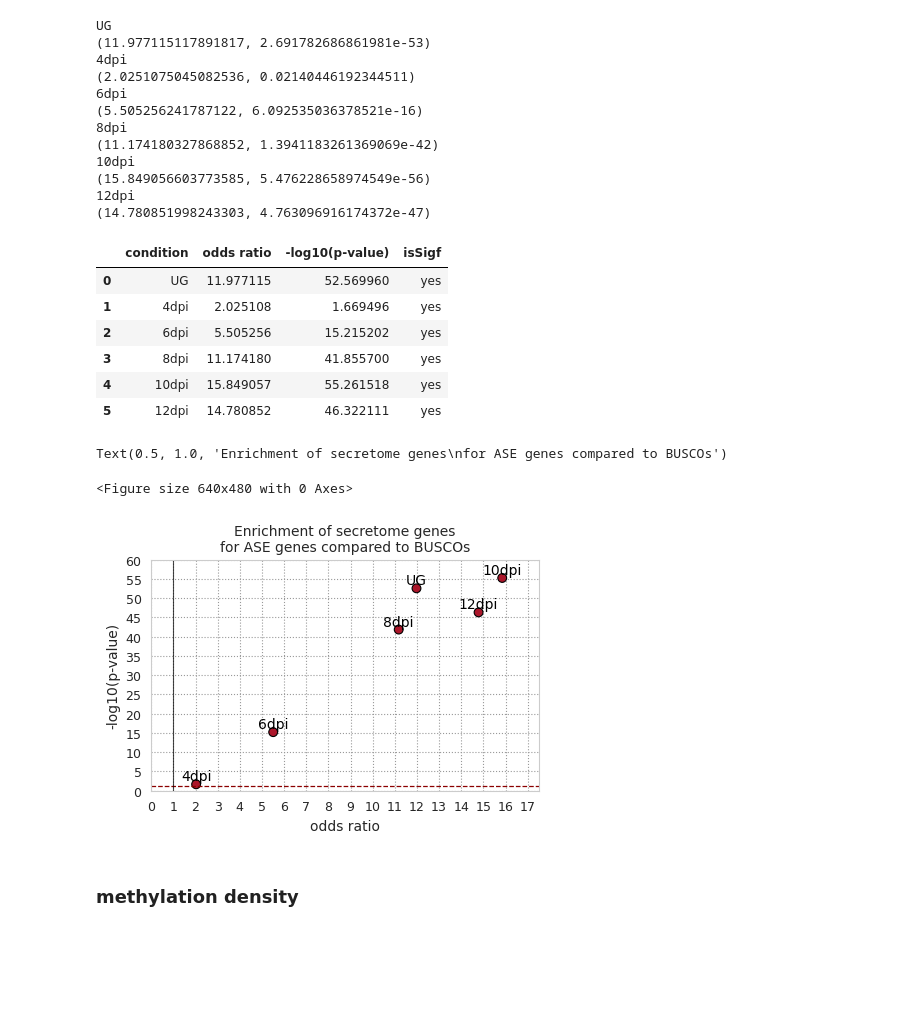
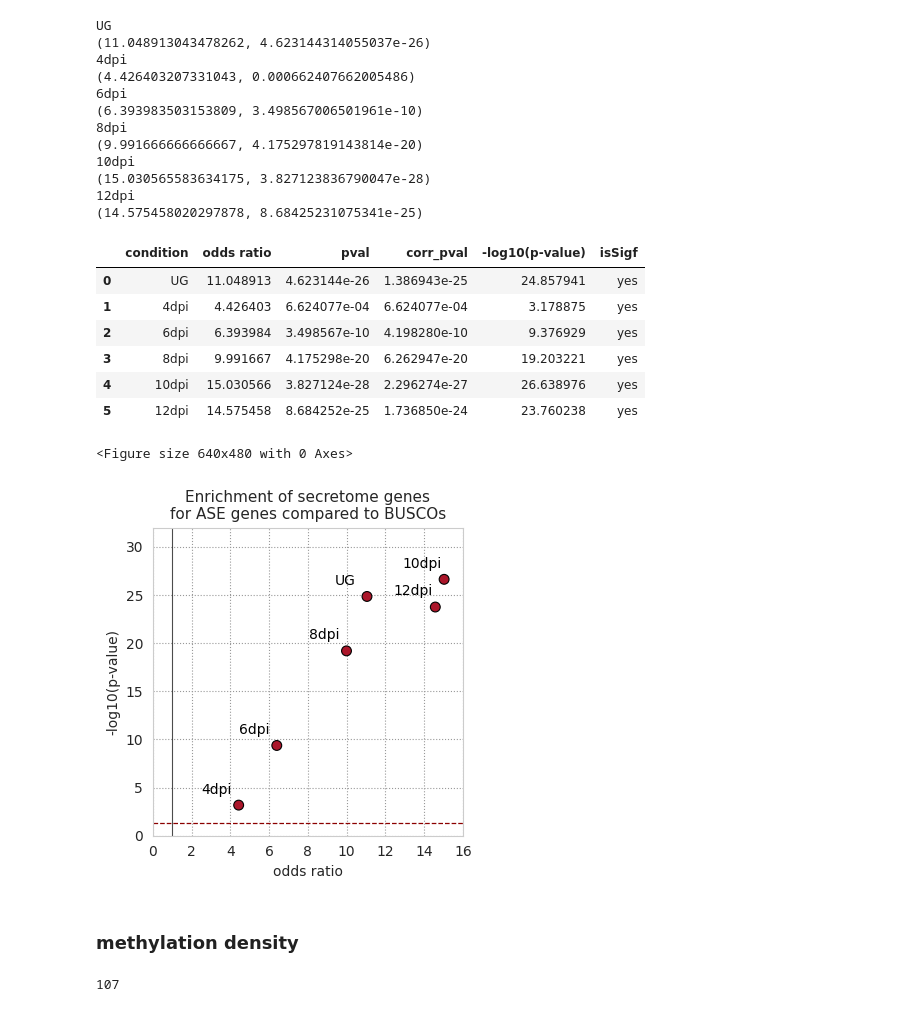
Before and after one commit to ritatam/Pst104EGenomeAnalysis, a Jupyter notebook: allele_specific_expression/ASE_analysis.ipynb, the cells around one changed output. Saved outputs shown, nothing was run; the diff lists cells and outputs as text; code cells hidden in the pictures; blank space fills up the shorter version.

```diff
--- a/allele_specific_expression/ASE_analysis.ipynb
+++ b/allele_specific_expression/ASE_analysis.ipynb
@@ -245,4 +542,7 @@ dpi12_ASE, dpi12_nonASE = obtain_ASE_and_nonASE_pairs(dpi12_deseq2_df)
 # %%
+# all_genes_count_df = pd.read_csv("allele_specific_expression/all_cond.gene_counts.cds.bambu.tsv", sep="\t")
+# target_gene_ids = all_genes_count_df["GENEID"].tolist()
+
 # load complete busco gene id
 busco_df = pd.read_csv("ase_functional_enrichment/busco/busco_full_table.csv", sep="\t", header=None)
 busco_df.columns = "Busco_id      Status  Sequence        Score   Length  OrthoDB_url     Description".split()
@@ -251,15 +551,18 @@ busco_df["Sequence"] = busco_df["Sequence"].apply(lambda x: x[:-3])
 busco_gene_id = busco_df["Sequence"].tolist()
 
 # load secretome/effector gff3
-seceff_df = pd.read_csv("secretome_effector_candidates/Puccinia_striiformis_Pst104E.secretome-effectors.TM_anno_cleaned.gff3", sep="\t", header=None)
+seceff_df = pd.read_csv("secretome_effector_candidates/Puccinia_striiformis_Pst104E.secretome-effectors.TM_anno_cleaned.mRNA.gff3", sep="\t", header=None)
 seceff_df.columns = ["chr", "method", "type", "start", "end", "strand", "func_anno", "gene_id"]
 seceff_gene_id = seceff_df["gene_id"].tolist()
-print(f"number of gene ids: {len(seceff_gene_id)}, {len(busco_gene_id)}")
+print(f"number of total gene ids:\nsecretome - {len(seceff_gene_id)}\nbusco - {len(busco_gene_id)}\n")
 
+# some secretome genes are buscos.
 # remove overlaps between busco and secretome/effector genes.
 seceff_gene_id, busco_gene_id = remove_overlaps(seceff_gene_id, busco_gene_id)
 print(f"number of filtered gene ids after removing overlaps:\n secreomte/effectors: {len(seceff_gene_id)}, busco: {len(busco_gene_id)}")
-seceff_gene_id = [x for x in seceff_gene_id if x in expressed_gene_ids]
-busco_gene_id = [x for x in busco_gene_id if x in expressed_gene_ids]
-print(f"number of filtered gene ids based on transcript abundance:\n secreomte/effectors: {len(seceff_gene_id)}, busco: {len(busco_gene_id)}")
+
+# need to consider heterozygous
+seceff_gene_id = [x for x in seceff_gene_id if x in a_gene_id+b_gene_id]
+busco_gene_id = [x for x in busco_gene_id if x in a_gene_id+b_gene_id]
+print(f"number of filtered gene ids after filtered based on paired info:\n secreomte/effectors: {len(seceff_gene_id)}, busco: {len(busco_gene_id)}")
 # %% [output]
@@ -376,52 +682,54 @@ print(fisher_res)
 results_dir["12dpi"] = fisher_res
 
 fisher_res_df = pd.DataFrame.from_dict(results_dir, orient='index', columns=['odds ratio', 'pval']).reset_index()
-fisher_res_df["pval"] = -(np.log10(fisher_res_df["pval"]))
-fisher_res_df.columns = ["condition", "odds ratio", "-log10(p-value)"]
+rejected, pvals_corrected, _, _ = multipletests(fisher_res_df["pval"], method="fdr_bh")
+fisher_res_df["corr_pval"] = pvals_corrected
+fisher_res_df['-log10(p-value)'] = -np.log10(pvals_corrected)
+fisher_res_df.columns = ["condition", "odds ratio", "pval", "corr_pval", "-log10(p-value)"]
 fisher_res_df["isSigf"] = np.where(fisher_res_df["-log10(p-value)"]>-(np.log10(0.05)), "yes", "no")
 fisher_res_df
 # %% [output]
 UG
-(11.977115117891817, 2.691782686861981e-53)
+(11.048913043478262, 4.623144314055037e-26)
 4dpi
-(2.0251075045082536, 0.02140446192344511)
+(4.426403207331043, 0.000662407662005486)
 6dpi
-(5.505256241787122, 6.092535036378521e-16)
+(6.393983503153809, 3.498567006501961e-10)
 8dpi
-(11.174180327868852, 1.3941183261369069e-42)
+(9.991666666666667, 4.175297819143814e-20)
 10dpi
-(15.849056603773585, 5.476228658974549e-56)
+(15.030565583634175, 3.827123836790047e-28)
 12dpi
-(14.780851998243303, 4.763096916174372e-47)
+(14.575458020297878, 8.68425231075341e-25)
-|  | condition | odds ratio | -log10(p-value) | isSigf |
-| 0 | UG | 11.977115 | 52.569960 | yes |
-| 1 | 4dpi | 2.025108 | 1.669496 | yes |
-| 2 | 6dpi | 5.505256 | 15.215202 | yes |
-| 3 | 8dpi | 11.174180 | 41.855700 | yes |
-| 4 | 10dpi | 15.849057 | 55.261518 | yes |
-| 5 | 12dpi | 14.780852 | 46.322111 | yes |
+|  | condition | odds ratio | pval | corr_pval | -log10(p-value) | isSigf |
+| 0 | UG | 11.048913 | 4.623144e-26 | 1.386943e-25 | 24.857941 | yes |
+| 1 | 4dpi | 4.426403 | 6.624077e-04 | 6.624077e-04 | 3.178875 | yes |
+| 2 | 6dpi | 6.393984 | 3.498567e-10 | 4.198280e-10 | 9.376929 | yes |
+| 3 | 8dpi | 9.991667 | 4.175298e-20 | 6.262947e-20 | 19.203221 | yes |
+| 4 | 10dpi | 15.030566 | 3.827124e-28 | 2.296274e-27 | 26.638976 | yes |
+| 5 | 12dpi | 14.575458 | 8.684252e-25 | 1.736850e-24 | 23.760238 | yes |
 # %%
 sns.set_style("whitegrid", {"grid.color": ".6", "grid.linestyle": ":"})
 sns.despine(left=True)
 palette = list(sns.color_palette("RdBu",10))
 palette = [palette[0],"darkgrey"]
-plt.figure(figsize=(5,3))
-sns.scatterplot(fisher_res_df, x="odds ratio", y="-log10(p-value)", hue="isSigf", s=40, palette=palette, legend=False, linewidth=0.8, edgecolor="black")
+plt.figure(figsize=(4,4))
+sns.scatterplot(fisher_res_df, x="odds ratio", y="-log10(p-value)", hue="isSigf", s=50, palette=palette, legend=False, linewidth=0.8, edgecolor="black")
 for i in range(fisher_res_df.shape[0]):
-    plt.text(fisher_res_df["odds ratio"][i], fisher_res_df["-log10(p-value)"][i]+1, fisher_res_df["condition"][i],
-             horizontalalignment="center", size="medium", color="black")
+    plt.text(fisher_res_df["odds ratio"][i]-1.15, fisher_res_df["-log10(p-value)"][i]+1.2, fisher_res_df["condition"][i],
+             horizontalalignment="center", color="black", fontsize=10)
 
 plt.axhline(y=-np.log10(0.05), color="darkred", linestyle='--', linewidth=0.9)
 plt.axvline(x=1, color="black", linewidth=0.8, alpha=0.7)
-plt.xticks(ticks=np.arange(0, 21, 1), fontsize=9)
-plt.yticks(ticks=np.arange(0, 61, 5), fontsize=9)
-plt.ylim(0,60)
-plt.xlim(0,17.5)
-plt.title("Enrichment of secretome genes\nfor ASE genes compared to BUSCOs", fontsize=10)
+plt.xticks(ticks=np.arange(0, 21, 2), fontsize=10)
+plt.yticks(ticks=np.arange(0, 61, 5), fontsize=10)
+plt.ylim(0,32)
+plt.xlim(0,16)
+plt.title("Enrichment of secretome genes\nfor ASE genes compared to BUSCOs", fontsize=11)
+plt.savefig("ASE_secretome_enrichment.svg", format="svg", dpi=600, bbox_inches="tight")
 # %% [output]
-Text(0.5, 1.0, 'Enrichment of secretome genes\nfor ASE genes compared to BUSCOs')
+<Figure size 640x480 with 0 Axes>
-<Figure size 640x480 with 0 Axes>
-[figure, old version]
+[figure, new version]
 # %% [markdown]
 ### methylation density
 # %%
@@ -614,6 +922,10 @@ def analyse_5prime_genebody_3prime_methylation(target_allele_pairs, cds_gff3, ge
     flank3_classified = classify_upreg_alt_in_allele_bed_df(flank3, ase_dict, filt_deseq2_df)
     results = compute_methylation_across_all_features([flank5_classified,genebody_classified,flank3_classified], meth_df)
     return results
+# %%
+len(seceff_ug_ASE_genes)
+# %% [output]
+107
 # %%
 meth_df = read_bedmethyl("busco_ASE/m_CG0_combined.bedgraph")
 gff3 = read_gff3("methylation/Puccinia_striiformis_Pst104E.gff3")
```
Also changed, not shown: parts of 69 cells of this notebook, 1 other file.
